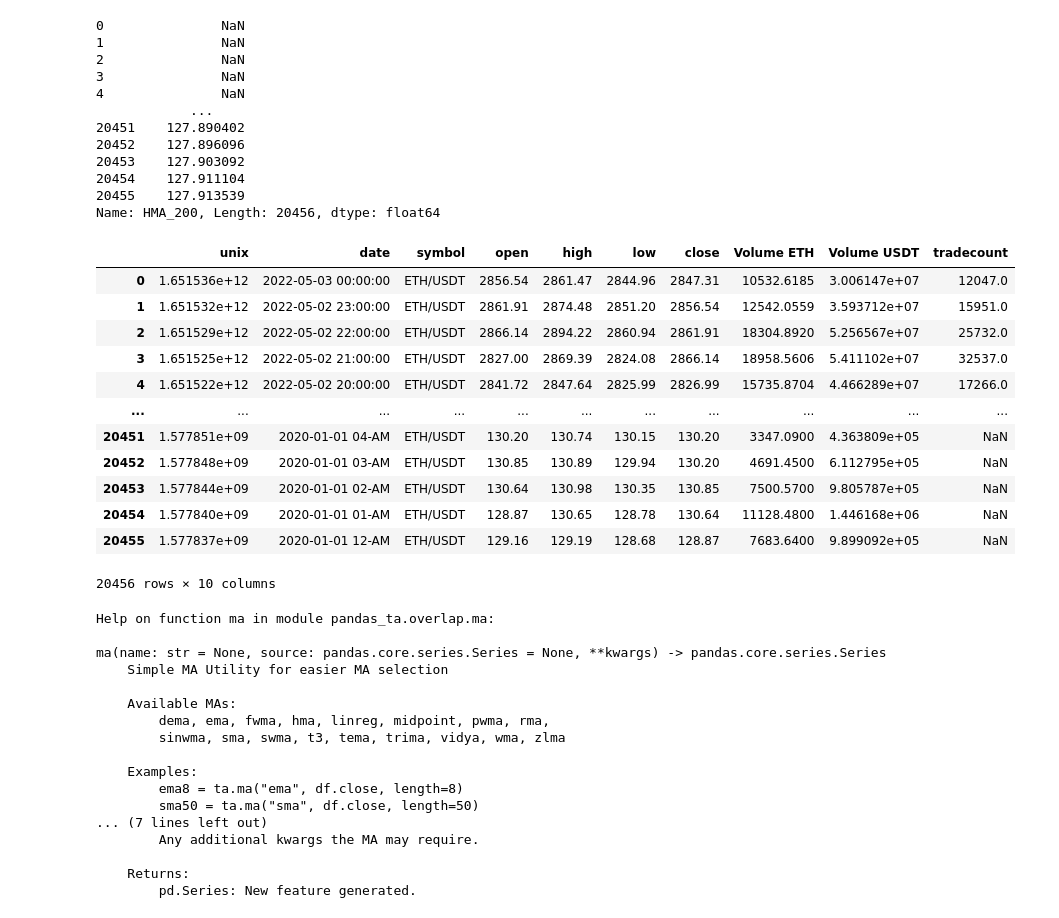
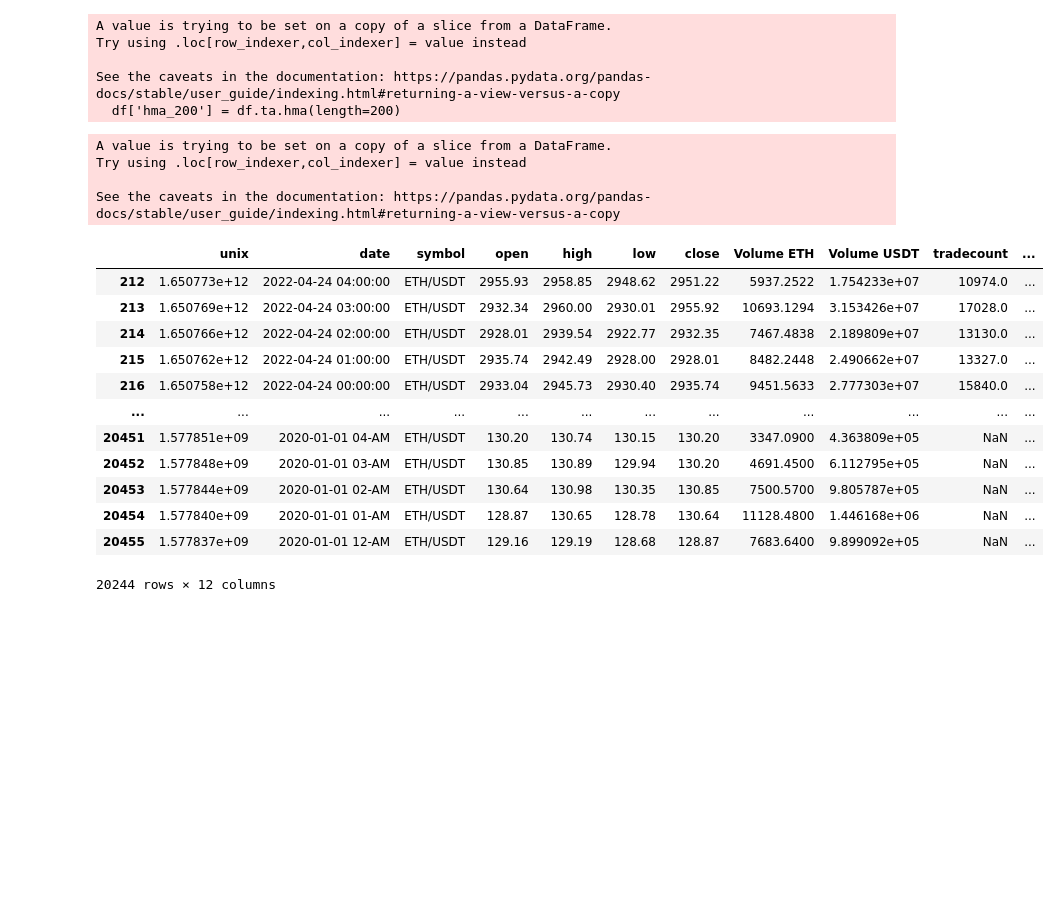
Before and after one commit to kGeee/zenith, a Jupyter notebook: testing.ipynb, the cells around one changed output. Drawn from its saved outputs; the diff is of its cells as text; code cells hidden in the pictures; blank space fills up the shorter version.

```diff
--- a/testing.ipynb
+++ b/testing.ipynb
@@ -73,52 +59,30 @@ import pandas_ta as ta
 # %%
-post_2020 = df[df['date'] > "2020-01-01"]
-post_2020.ta.hma(length=200)
+df = df[df['date'] > "2020-01-01"]
+df['hma_200'] = df.ta.hma(length=200)
 # %% [output]
-0               NaN
-1               NaN
-2               NaN
-3               NaN
-4               NaN
-            ...
-20451    127.890402
-20452    127.896096
-20453    127.903092
-20454    127.911104
-20455    127.913539
-Name: HMA_200, Length: 20456, dtype: float64
+A value is trying to be set on a copy of a slice from a DataFrame.
+Try using .loc[row_indexer,col_indexer] = value instead
+
+See the caveats in the documentation: https://pandas.pydata.org/pandas-docs/stable/user_guide/indexing.html#returning-a-view-versus-a-copy
+  df['hma_200'] = df.ta.hma(length=200)
-# %%
-post_2020
-# %% [output]
-|  | unix | date | symbol | open | high | low | close | Volume ETH | Volume USDT | tradecount |
-| 0 | 1.651536e+12 | 2022-05-03 00:00:00 | ETH/USDT | 2856.54 | 2861.47 | 2844.96 | 2847.31 | 10532.6185 | 3.006147e+07 | 12047.0 |
-| 1 | 1.651532e+12 | 2022-05-02 23:00:00 | ETH/USDT | 2861.91 | 2874.48 | 2851.20 | 2856.54 | 12542.0559 | 3.593712e+07 | 15951.0 |
-| 2 | 1.651529e+12 | 2022-05-02 22:00:00 | ETH/USDT | 2866.14 | 2894.22 | 2860.94 | 2861.91 | 18304.8920 | 5.256567e+07 | 25732.0 |
-| 3 | 1.651525e+12 | 2022-05-02 21:00:00 | ETH/USDT | 2827.00 | 2869.39 | 2824.08 | 2866.14 | 18958.5606 | 5.411102e+07 | 32537.0 |
-| 4 | 1.651522e+12 | 2022-05-02 20:00:00 | ETH/USDT | 2841.72 | 2847.64 | 2825.99 | 2826.99 | 15735.8704 | 4.466289e+07 | 17266.0 |
-| ... | ... | ... | ... | ... | ... | ... | ... | ... | ... | ... |
-| 20451 | 1.577851e+09 | 2020-01-01 04-AM | ETH/USDT | 130.20 | 130.74 | 130.15 | 130.20 | 3347.0900 | 4.363809e+05 | NaN |
-| 20452 | 1.577848e+09 | 2020-01-01 03-AM | ETH/USDT | 130.85 | 130.89 | 129.94 | 130.20 | 4691.4500 | 6.112795e+05 | NaN |
-| 20453 | 1.577844e+09 | 2020-01-01 02-AM | ETH/USDT | 130.64 | 130.98 | 130.35 | 130.85 | 7500.5700 | 9.805787e+05 | NaN |
-| 20454 | 1.577840e+09 | 2020-01-01 01-AM | ETH/USDT | 128.87 | 130.65 | 128.78 | 130.64 | 11128.4800 | 1.446168e+06 | NaN |
-| 20455 | 1.577837e+09 | 2020-01-01 12-AM | ETH/USDT | 129.16 | 129.19 | 128.68 | 128.87 | 7683.6400 | 9.899092e+05 | NaN |
-20456 rows × 10 columns
-# %%
-help(ta.ma)
-# %% [output]
-Help on function ma in module pandas_ta.overlap.ma:
-
-ma(name: str = None, source: pandas.core.series.Series = None, **kwargs) -> pandas.core.series.Series
-    Simple MA Utility for easier MA selection
-
-    Available MAs:
-        dema, ema, fwma, hma, linreg, midpoint, pwma, rma,
-        sinwma, sma, swma, t3, tema, trima, vidya, wma, zlma
-
-    Examples:
-        ema8 = ta.ma("ema", df.close, length=8)
-        sma50 = ta.ma("sma", df.close, length=50)
-... (7 lines left out)
-        Any additional kwargs the MA may require.
-
-    Returns:
-        pd.Series: New feature generated.
+# %%
+data = df[212:]
+data['pct_dev'] = round(100*((data['hma_200'] - data['close']) / data['close'] ),4)
+# %% [output]
+A value is trying to be set on a copy of a slice from a DataFrame.
+Try using .loc[row_indexer,col_indexer] = value instead
+
+See the caveats in the documentation: https://pandas.pydata.org/pandas-docs/stable/user_guide/indexing.html#returning-a-view-versus-a-copy
+|  | unix | date | symbol | open | high | low | close | Volume ETH | Volume USDT | tradecount | ... |
+| 212 | 1.650773e+12 | 2022-04-24 04:00:00 | ETH/USDT | 2955.93 | 2958.85 | 2948.62 | 2951.22 | 5937.2522 | 1.754233e+07 | 10974.0 | ... |
+| 213 | 1.650769e+12 | 2022-04-24 03:00:00 | ETH/USDT | 2932.34 | 2960.00 | 2930.01 | 2955.92 | 10693.1294 | 3.153426e+07 | 17028.0 | ... |
+| 214 | 1.650766e+12 | 2022-04-24 02:00:00 | ETH/USDT | 2928.01 | 2939.54 | 2922.77 | 2932.35 | 7467.4838 | 2.189809e+07 | 13130.0 | ... |
+| 215 | 1.650762e+12 | 2022-04-24 01:00:00 | ETH/USDT | 2935.74 | 2942.49 | 2928.00 | 2928.01 | 8482.2448 | 2.490662e+07 | 13327.0 | ... |
+| 216 | 1.650758e+12 | 2022-04-24 00:00:00 | ETH/USDT | 2933.04 | 2945.73 | 2930.40 | 2935.74 | 9451.5633 | 2.777303e+07 | 15840.0 | ... |
+| ... | ... | ... | ... | ... | ... | ... | ... | ... | ... | ... | ... |
+| 20451 | 1.577851e+09 | 2020-01-01 04-AM | ETH/USDT | 130.20 | 130.74 | 130.15 | 130.20 | 3347.0900 | 4.363809e+05 | NaN | ... |
+| 20452 | 1.577848e+09 | 2020-01-01 03-AM | ETH/USDT | 130.85 | 130.89 | 129.94 | 130.20 | 4691.4500 | 6.112795e+05 | NaN | ... |
+| 20453 | 1.577844e+09 | 2020-01-01 02-AM | ETH/USDT | 130.64 | 130.98 | 130.35 | 130.85 | 7500.5700 | 9.805787e+05 | NaN | ... |
+| 20454 | 1.577840e+09 | 2020-01-01 01-AM | ETH/USDT | 128.87 | 130.65 | 128.78 | 130.64 | 11128.4800 | 1.446168e+06 | NaN | ... |
+| 20455 | 1.577837e+09 | 2020-01-01 12-AM | ETH/USDT | 129.16 | 129.19 | 128.68 | 128.87 | 7683.6400 | 9.899092e+05 | NaN | ... |
+20244 rows × 12 columns
```
Also changed, not shown: parts of 8 cells of this notebook, 4 other files.
